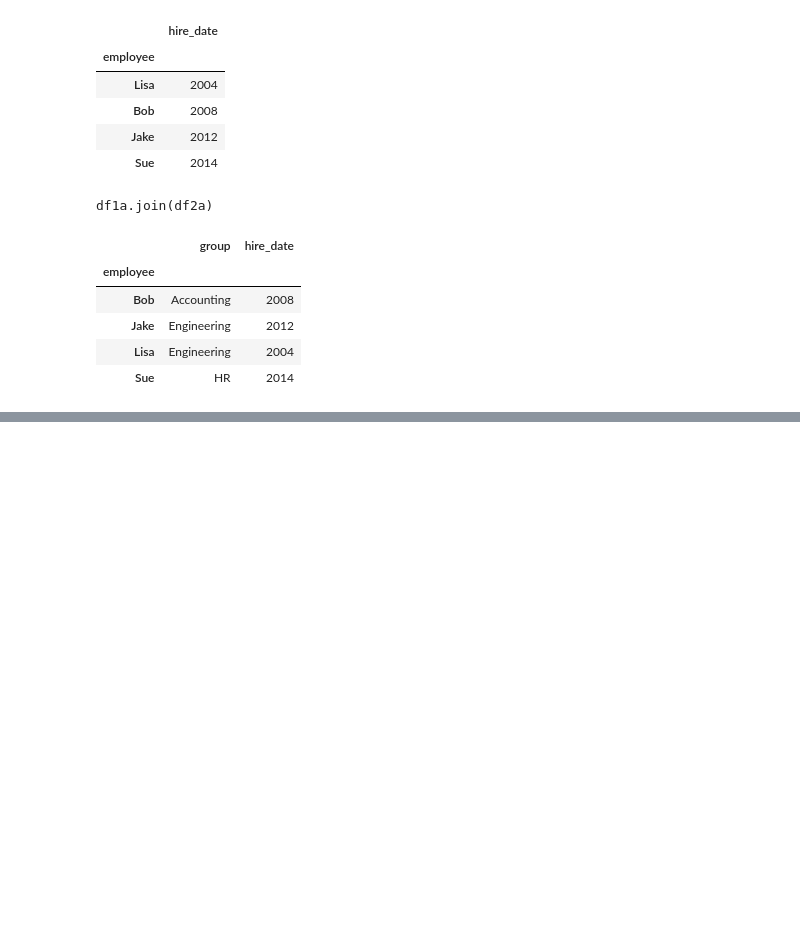
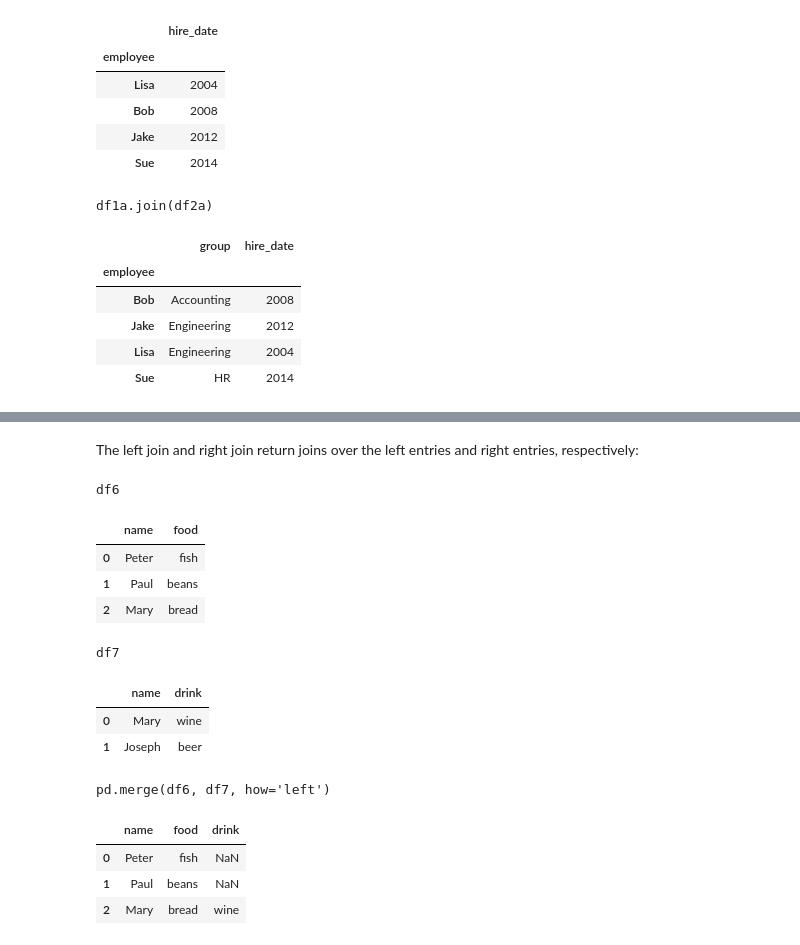
Before and after one commit to GiuseppeBaldini/Python-DS-Handbook, a Jupyter notebook: 3.Pandas/03.07 - Combining Datasets - Merge and Join.ipynb, the cells around one changed output, grey strips where cells are left out. Saved outputs shown, nothing was run; the diff lists cells and outputs as text; code cells hidden in the pictures; blank space fills up the shorter version.

```diff
--- a/3.Pandas/03.07 - Combining Datasets - Merge and Join.ipynb
+++ b/3.Pandas/03.07 - Combining Datasets - Merge and Join.ipynb
@@ -278,0 +333,19 @@ df1a.join(df2a)
+# %% [markdown]
+The left join and right join return joins over the left entries and right entries, respectively:
+# %%
+display('df6', 'df7', "pd.merge(df6, df7, how='left')")
+# %% [output]
+df6
+|  | name | food |
+| 0 | Peter | fish |
+| 1 | Paul | beans |
+| 2 | Mary | bread |
+df7
+|  | name | drink |
+| 0 | Mary | wine |
+| 1 | Joseph | beer |
+pd.merge(df6, df7, how='left')
+|  | name | food | drink |
+| 0 | Peter | fish | NaN |
+| 1 | Paul | beans | NaN |
+| 2 | Mary | bread | wine |
```
Also changed, not shown: parts of 7 cells of this notebook.
